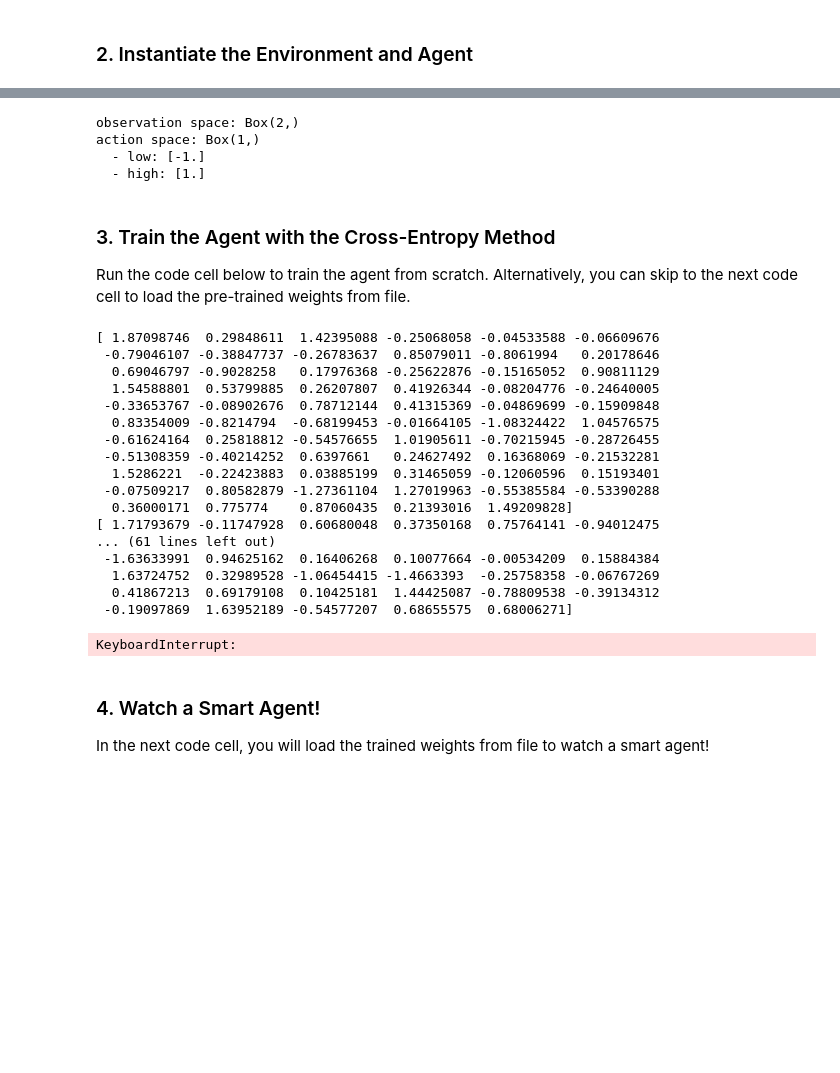
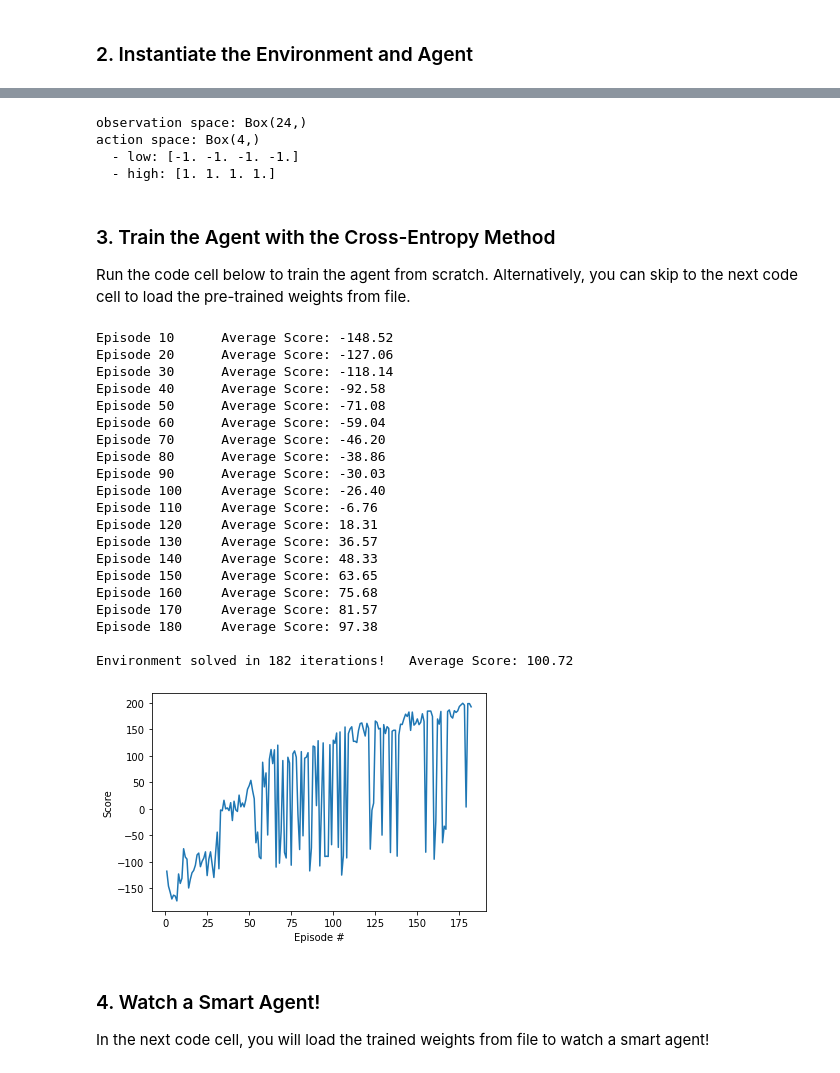
Before and after one commit to faberfred/udacity-deep-RL, a Jupyter notebook: cross-entropy/CEM.ipynb, the cells around one changed output, grey strips where cells are left out. Saved outputs shown, nothing was run; the diff lists cells and outputs as text; code cells hidden in the pictures; blank space fills up the shorter version.

Commit message:
feat: added the BipedalWalker-v3 to the Cross-Entropy Method and trained it till a score of 100

```diff
--- a/cross-entropy/CEM.ipynb
+++ b/cross-entropy/CEM.ipynb
@@ -23,7 +28,6 @@ from torch.autograd import Variable
 # %%
-device = torch.device("cuda:0" if torch.cuda.is_available() else "cpu")
-
-env = gym.make('MountainCarContinuous-v0')
+env = gym.make('BipedalWalker-v3') # need a score of 300 to be solved
+# env = gym.make('MountainCarContinuous-v0')
 env.seed(101)
 np.random.seed(101)
 
@@ -67,22 +71,31 @@ class Agent(nn.Module):
         self.fc2.weight.data.copy_(fc2_W.view_as(self.fc2.weight.data))
         self.fc2.bias.data.copy_(fc2_b.view_as(self.fc2.bias.data))
 
+    # get the amount / dimension of the weights -> +1 is for the bias
     def get_weights_dim(self):
         return (self.s_size+1)*self.h_size + (self.h_size+1)*self.a_size
 
+    # forward pass through the network
     def forward(self, x):
         x = F.relu(self.fc1(x))
-        x = F.tanh(self.fc2(x))
+#         x = F.tanh(self.fc2(x))
+        x = torch.tanh(self.fc2(x))
         return x.cpu().data
 
+    # evaluate the calculated weights
     def evaluate(self, weights, gamma=1.0, max_t=5000):
+        # put the calculated weights into the network
         self.set_weights(weights)
         episode_return = 0.0
+        # reset the environment
         state = self.env.reset()
         for t in range(max_t):
             state = torch.from_numpy(state).float().to(device)
+            # get the action dependent on the state (and the weights)
             action = self.forward(state)
+            # act according to the action and get the next state, the reward, etc.
             state, reward, done, _ = self.env.step(action)
+            # accumulate the reward (discounted by the discount factor)
             episode_return += reward * math.pow(gamma, t)
             if done:
                 break
@@ -90,10 +103,10 @@ class Agent(nn.Module):
 
 agent = Agent(env).to(device)
 # %% [output]
-observation space: Box(2,)
-action space: Box(1,)
-  - low: [-1.]
-  - high: [1.]
+observation space: Box(24,)
+action space: Box(4,)
+  - low: [-1. -1. -1. -1.]
+  - high: [1. 1. 1. 1.]
 # %% [markdown]
 ### 3. Train the Agent with the Cross-Entropy Method
 
@@ -112,62 +125,78 @@ def cem(n_iterations=500, max_t=1000, gamma=1.0, print_every=10, pop_size=50, el
         elite_frac (float): percentage of top performers to use in update
         sigma (float): standard deviation of additive noise
     """
+    # number of best estimations
     n_elite=int(pop_size*elite_frac)
 
     scores_deque = deque(maxlen=100)
     scores = []
-    best_weight = sigma*np.random.randn(agent.get_weights_dim())
+    # get initial weights
+    best_weight = sigma * np.random.randn(agent.get_weights_dim())
 
     for i_iteration in range(1, n_iterations+1):
+        # get pop_size additional estimations (their weights)
         weights_pop = [best_weight + (sigma*np.random.randn(agent.get_weights_dim())) for i in range(pop_size)]
+        # get the rewards for each of the pop_size additional estimations and store them in array 'rewards'
         rewards = np.array([agent.evaluate(weights, gamma, max_t) for weights in weights_pop])
 
+        # sort the rewards from smallest to largest (argsort) and return the largest n_elite element indicies
         elite_idxs = rewards.argsort()[-n_elite:]
+        # get the weights of the n_elite best estimations
         elite_weights = [weights_pop[i] for i in elite_idxs]
+
+        # calculate the mean weights out of the n_elite best estimations
         best_weight = np.array(elite_weights).mean(axis=0)
 
+        # get the reward for this (mean) best estimate
         reward = agent.evaluate(best_weight, gamma=1.0)
+
+        # store the reward
         scores_deque.append(reward)
         scores.append(reward)
 
+        # save the state of the agent
         torch.save(agent.state_dict(), 'checkpoint.pth')
 
         if i_iteration % print_every == 0:
             print('Episode {}\tAverage Score: {:.2f}'.format(i_iteration, np.mean(scores_deque)))
 
-        if np.mean(scores_deque)>=90.0:
+        # exit the agent if the score has reaches a defines threshold
+        if np.mean(scores_deque)>=100.0:
             print('\nEnvironment solved in {:d} iterations!\tAverage Score: {:.2f}'.format(i_iteration, np.mean(scores_deque)))
             break
     return scores
 
 scores = cem()
 
 # plot the scores
 fig = plt.figure()
 ax = fig.add_subplot(111)
 plt.plot(np.arange(1, len(scores)+1), scores)
 plt.ylabel('Score')
 plt.xlabel('Episode #')
 plt.show()
 # %% [output]
-[ 1.87098746  0.29848611  1.42395088 -0.25068058 -0.04533588 -0.06609676
- -0.79046107 -0.38847737 -0.26783637  0.85079011 -0.8061994   0.20178646
-  0.69046797 -0.9028258   0.17976368 -0.25622876 -0.15165052  0.90811129
-  1.54588801  0.53799885  0.26207807  0.41926344 -0.08204776 -0.24640005
- -0.33653767 -0.08902676  0.78712144  0.41315369 -0.04869699 -0.15909848
-  0.83354009 -0.8214794  -0.68199453 -0.01664105 -1.08324422  1.04576575
- -0.61624164  0.25818812 -0.54576655  1.01905611 -0.70215945 -0.28726455
- -0.51308359 -0.40214252  0.6397661   0.24627492  0.16368069 -0.21532281
-  1.5286221  -0.22423883  0.03885199  0.31465059 -0.12060596  0.15193401
- -0.07509217  0.80582879 -1.27361104  1.27019963 -0.55385584 -0.53390288
-  0.36000171  0.775774    0.87060435  0.21393016  1.49209828]
-[ 1.71793679 -0.11747928  0.60680048  0.37350168  0.75764141 -0.94012475
-... (61 lines left out)
- -1.63633991  0.94625162  0.16406268  0.10077664 -0.00534209  0.15884384
-  1.63724752  0.32989528 -1.06454415 -1.4663393  -0.25758358 -0.06767269
-  0.41867213  0.69179108  0.10425181  1.44425087 -0.78809538 -0.39134312
- -0.19097869  1.63952189 -0.54577207  0.68655575  0.68006271]
+Episode 10      Average Score: -148.52
+Episode 20      Average Score: -127.06
+Episode 30      Average Score: -118.14
+Episode 40      Average Score: -92.58
+Episode 50      Average Score: -71.08
+Episode 60      Average Score: -59.04
+Episode 70      Average Score: -46.20
+Episode 80      Average Score: -38.86
+Episode 90      Average Score: -30.03
+Episode 100     Average Score: -26.40
+Episode 110     Average Score: -6.76
+Episode 120     Average Score: 18.31
+Episode 130     Average Score: 36.57
+Episode 140     Average Score: 48.33
+Episode 150     Average Score: 63.65
+Episode 160     Average Score: 75.68
+Episode 170     Average Score: 81.57
+Episode 180     Average Score: 97.38
+
+Environment solved in 182 iterations!   Average Score: 100.72
-KeyboardInterrupt:
+[figure, added]
 # %% [markdown]
 ### 4. Watch a Smart Agent!
 
```
Also changed, not shown: parts of 3 cells of this notebook, 1 other file.
